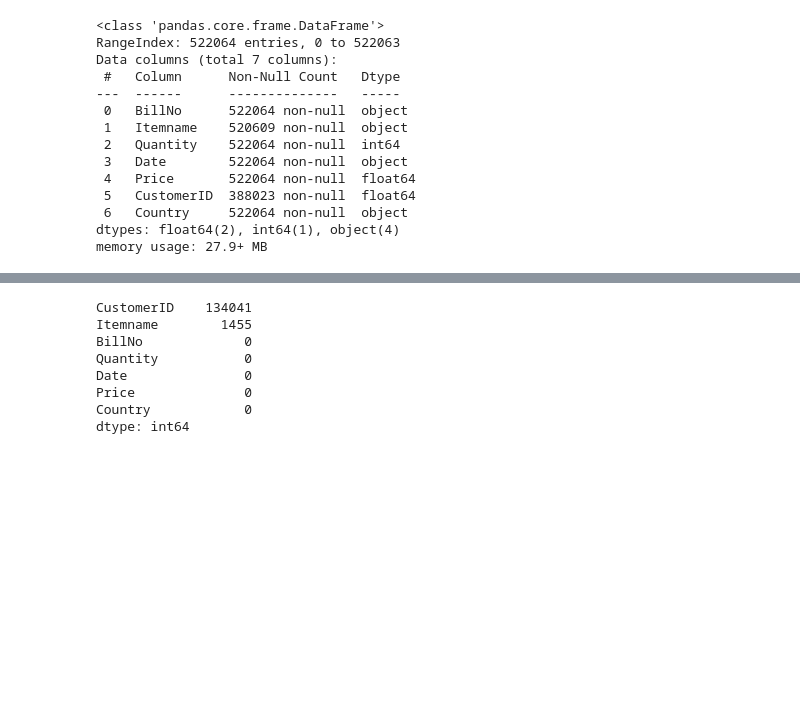
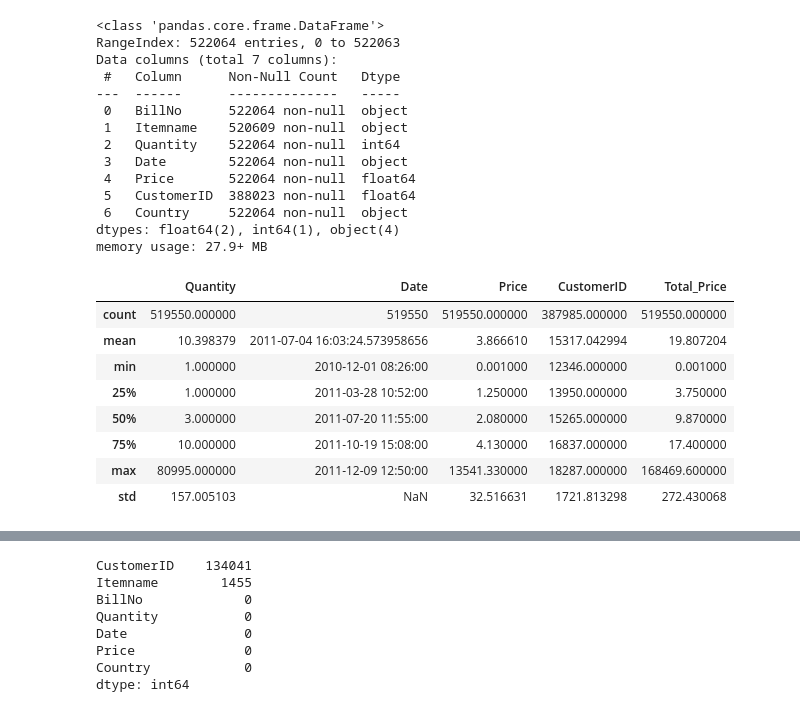
Before and after one commit to KavyaSwethaJ/market-basket-insights, a Jupyter notebook: market-basket-insights.ipynb, the cells around one changed output, grey strips where cells are left out. Saved outputs shown, nothing was run; the diff lists cells and outputs as text; code cells hidden in the pictures; blank space fills up the shorter version.

```diff
--- a/market-basket-insights.ipynb
+++ b/market-basket-insights.ipynb
@@ -36,3 +36,15 @@ Data columns (total 7 columns):
  6   Country     522064 non-null  object
 dtypes: float64(2), int64(1), object(4)
 memory usage: 27.9+ MB
+# %%
+df.describe()
+# %% [output]
+|  | Quantity | Date | Price | CustomerID | Total_Price |
+| count | 519550.000000 | 519550 | 519550.000000 | 387985.000000 | 519550.000000 |
+| mean | 10.398379 | 2011-07-04 16:03:24.573958656 | 3.866610 | 15317.042994 | 19.807204 |
+| min | 1.000000 | 2010-12-01 08:26:00 | 0.001000 | 12346.000000 | 0.001000 |
+| 25% | 1.000000 | 2011-03-28 10:52:00 | 1.250000 | 13950.000000 | 3.750000 |
+| 50% | 3.000000 | 2011-07-20 11:55:00 | 2.080000 | 15265.000000 | 9.870000 |
+| 75% | 10.000000 | 2011-10-19 15:08:00 | 4.130000 | 16837.000000 | 17.400000 |
+| max | 80995.000000 | 2011-12-09 12:50:00 | 13541.330000 | 18287.000000 | 168469.600000 |
+| std | 157.005103 | NaN | 32.516631 | 1721.813298 | 272.430068 |
```
Also changed, not shown: parts of 10 cells of this notebook.
